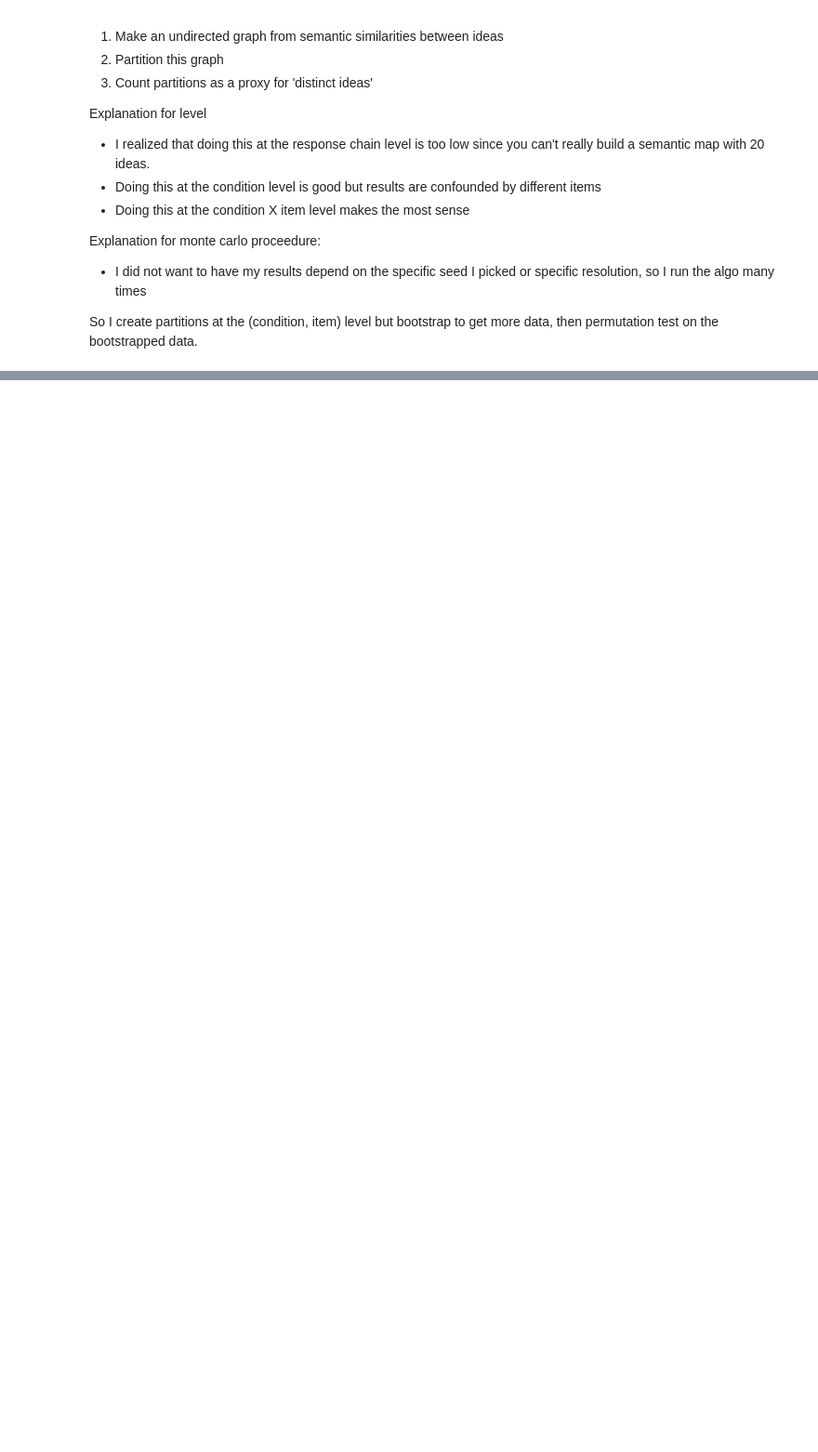
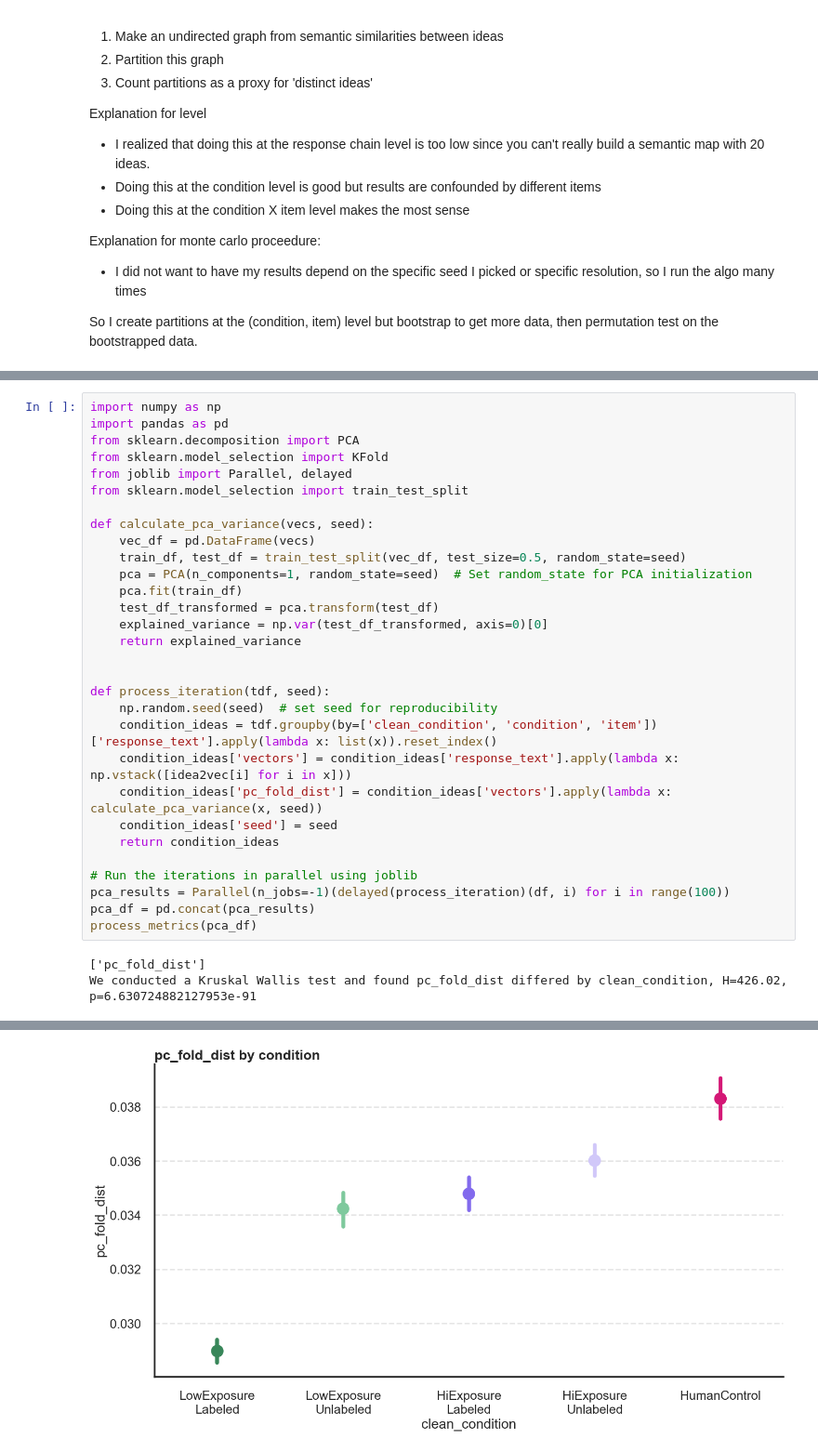
Before and after one commit to josh-ashkinaze/net_create, a Jupyter notebook: scripts/analyze_experiment/diversity_metrics.ipynb, the cells around one changed output, grey strips where cells are left out. Shown at 93% size. Saved outputs shown, nothing was run; the diff lists cells and outputs as text; blank space fills up the shorter version.

```diff
--- a/scripts/analyze_experiment/diversity_metrics.ipynb
+++ b/scripts/analyze_experiment/diversity_metrics.ipynb
@@ -534,0 +570,33 @@ We conducted a Kruskal Wallis test and found pc_dist differed by clean_condition
+# %%
+import numpy as np
+import pandas as pd
+from sklearn.decomposition import PCA
+from sklearn.model_selection import KFold
+from joblib import Parallel, delayed
+from sklearn.model_selection import train_test_split
+
+def calculate_pca_variance(vecs, seed):
+    vec_df = pd.DataFrame(vecs)
+    train_df, test_df = train_test_split(vec_df, test_size=0.5, random_state=seed)
+    pca = PCA(n_components=1, random_state=seed)  # Set random_state for PCA initialization
+    pca.fit(train_df)
+    test_df_transformed = pca.transform(test_df)
+    explained_variance = np.var(test_df_transformed, axis=0)[0]
+    return explained_variance
+
+
+def process_iteration(tdf, seed):
+    np.random.seed(seed)  # set seed for reproducibility
+    condition_ideas = tdf.groupby(by=['clean_condition', 'condition', 'item'])['response_text'].apply(lambda x: list(x)).reset_index()
+    condition_ideas['vectors'] = condition_ideas['response_text'].apply(lambda x: np.vstack([idea2vec[i] for i in x]))
+    condition_ideas['pc_fold_dist'] = condition_ideas['vectors'].apply(lambda x: calculate_pca_variance(x, seed))
+    condition_ideas['seed'] = seed
+    return condition_ideas
+
+# Run the iterations in parallel using joblib
+pca_results = Parallel(n_jobs=-1)(delayed(process_iteration)(df, i) for i in range(100))
+pca_df = pd.concat(pca_results)
+process_metrics(pca_df)
+# %% [output]
+['pc_fold_dist']
+We conducted a Kruskal Wallis test and found pc_fold_dist differed by clean_condition, H=426.02, p=6.630724882127953e-91
@@ -534,0 +614 @@ We conducted a Kruskal Wallis test and found pc_dist differed by clean_condition
+[figure, added]
```
Also changed, not shown: parts of 9 cells of this notebook.
